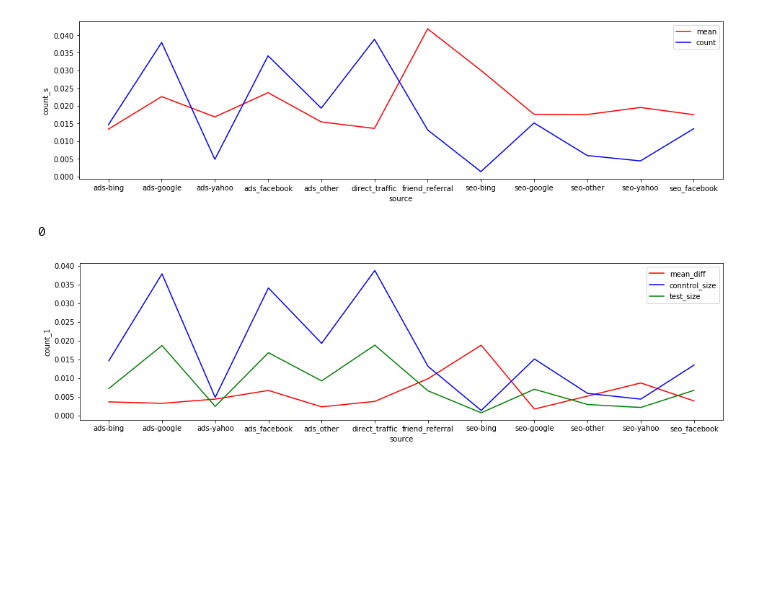
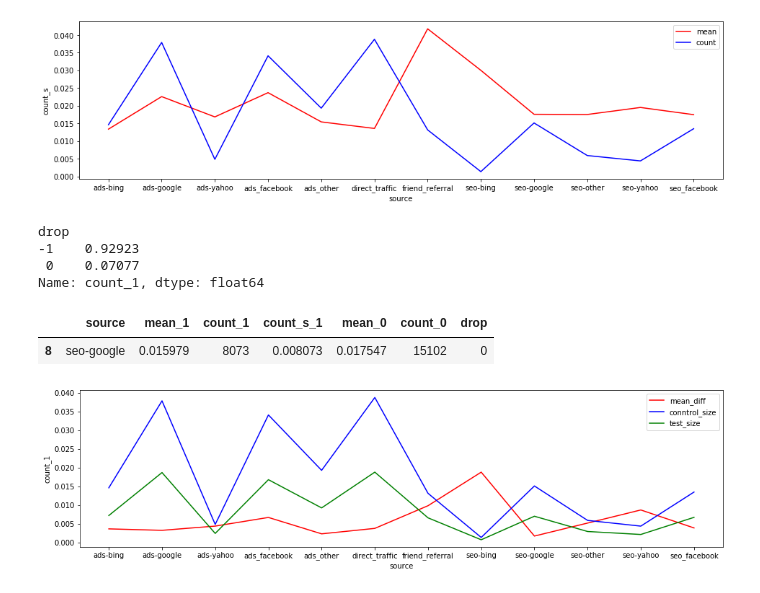
Before and after one commit to crazywiden/Leetcode_daily_submit, a Jupyter notebook: 20e/Pricing Challenge.ipynb, the cells around one changed output. Cells and saved outputs as stored; diff of their text form; code cells hidden in the pictures; blank space fills up the shorter version.

```diff
--- a/20e/Pricing Challenge.ipynb
+++ b/20e/Pricing Challenge.ipynb
@@ -213,10 +225,19 @@ source_mc_1.columns = ['source','mean_1','count_1','count_s_1']
 source_mc_1['mean_0'] = source_mc_0['mean']
 source_mc_1['count_0'] = source_mc_0['count']
 source_mc_1_a = source_mc_1
+source_mc_1['drop'] = test_loop(source_mc_1,var_type = 'cat')
-# %%
-test_loop(source_mc_1)
-# %% [output]
-0
+# %%
+source_mc_1.groupby('drop')['count_1'].sum()/num_1
+# %% [output]
+drop
+-1    0.92923
+ 0    0.07077
+Name: count_1, dtype: float64
+# %%
+source_mc_1[source_mc_1['drop']==0]
+# %% [output]
+|  | source | mean_1 | count_1 | count_s_1 | mean_0 | count_0 | drop |
+| 8 | seo-google | 0.015979 | 8073 | 0.008073 | 0.017547 | 15102 | 0 |
 # %%
 source_mc_0 = mean_count(df_0,group_var='source',target_var='converted')
 source_mc_0['count'] = source_mc_0['count'] /(10**6)
```
Also changed, not shown: parts of 22 cells of this notebook.
